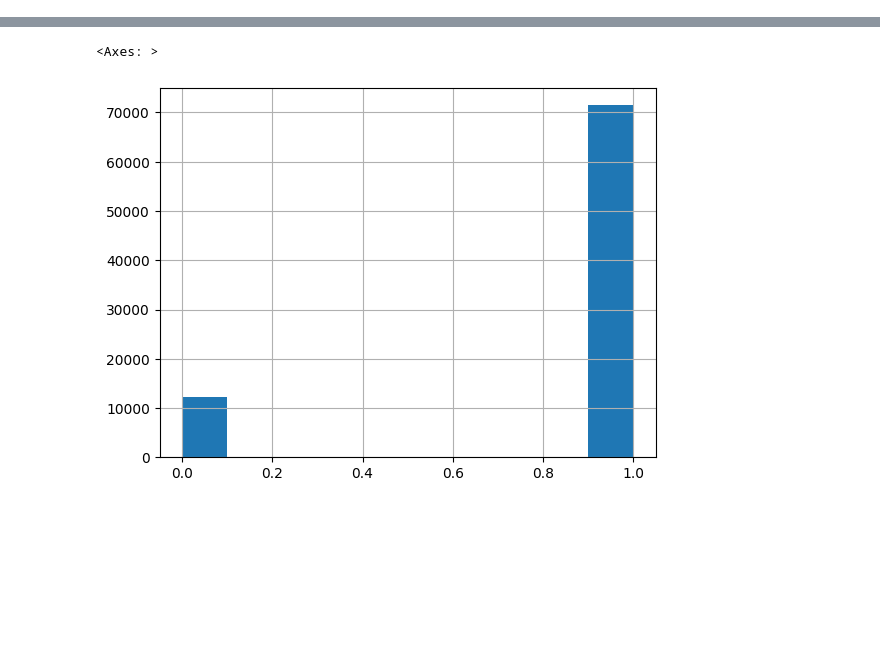
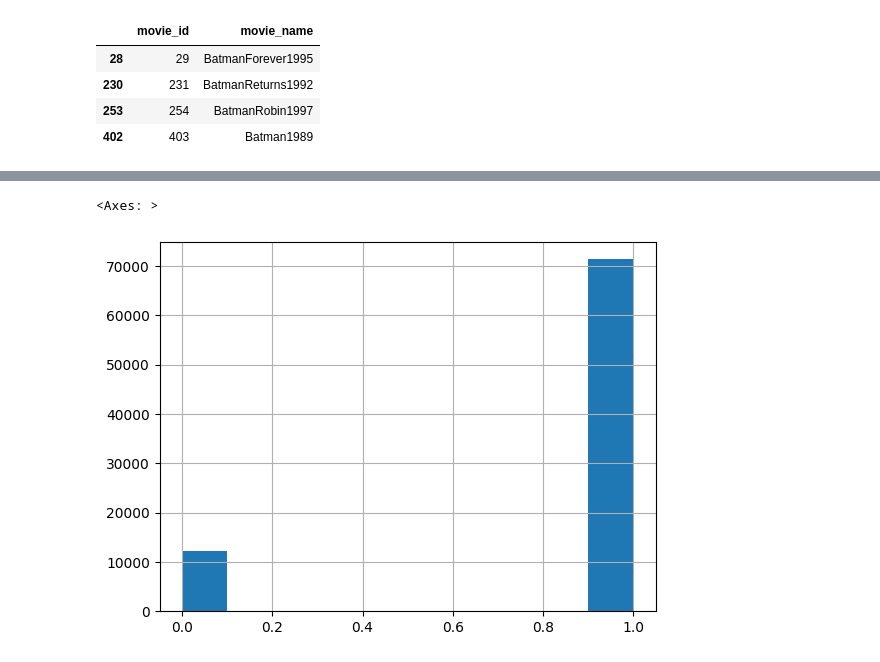
Before and after one commit to ninpnin/embedding-uncertainty-estimation, a Jupyter notebook: real_data/movielens/analyze_data.ipynb, the cells around one changed output, grey strips where cells are left out. Saved outputs shown, nothing was run; the diff lists cells and outputs as text; code cells hidden in the pictures; blank space fills up the shorter version.

```diff
--- a/real_data/movielens/analyze_data.ipynb
+++ b/real_data/movielens/analyze_data.ipynb
@@ -1,9 +1,23 @@
 # %%
 # https://grouplens.org/datasets/movielens/100k/
 # https://www.kaggle.com/code/thehoang56738/contentbase-filtering
 
 import numpy as np
 import pandas as pd
+
+item_cols = ["movie_id", "movie_name", "release_date", "???", "url"]
+newcols = [f"col{i}" for i in range(24 - len(item_cols))]
+movie_items = pd.read_csv('ml-100k/u.item', sep='|', names=item_cols + newcols, encoding='latin-1', parse_dates = [2])
+movie_items["movie_name"] = ["".join(filter(str.isalnum, s)) for s in movie_items["movie_name"]]
+movie_items = movie_items[["movie_id", "movie_name"]]
+movie_items[movie_items["movie_name"].str.contains("Batman")]
+#movie_items
+# %% [output]
+|  | movie_id | movie_name |
+| 28 | 29 | BatmanForever1995 |
+| 230 | 231 | BatmanReturns1992 |
+| 253 | 254 | BatmanRobin1997 |
+| 402 | 403 | Batman1989 |
 # %%
 r_cols = ['user_id', 'movie_id', 'rating', 'unix_timestamp']
 
```
Also changed, not shown: parts of 17 cells of this notebook.
